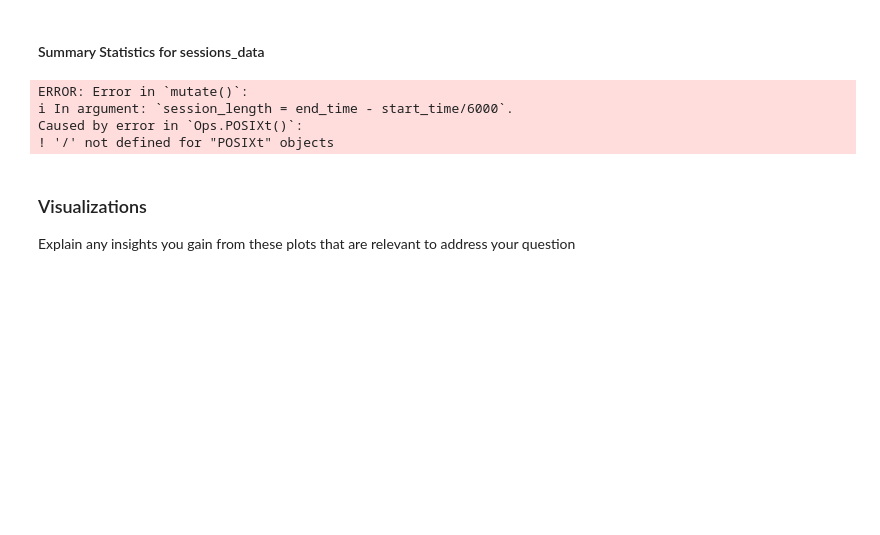
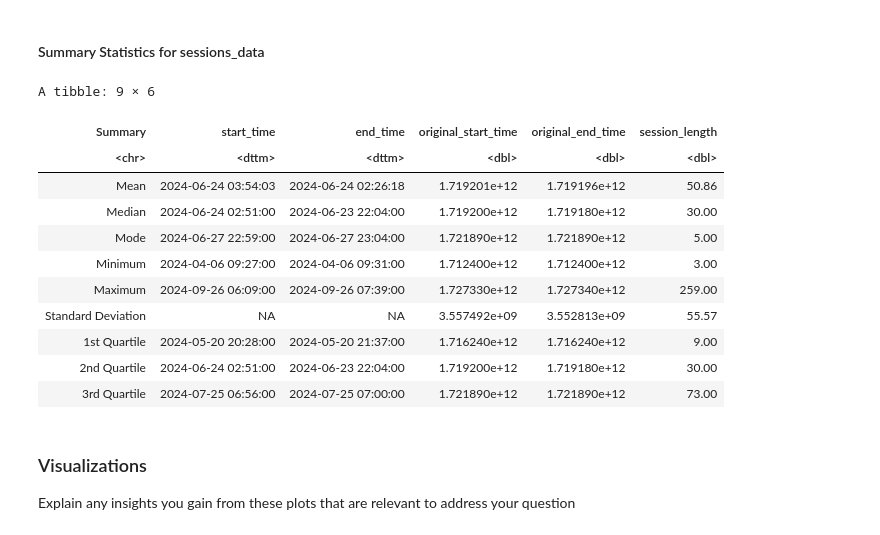
Before and after one commit to skylv777/Data_Science_Project, a Jupyter notebook: VideoGameProject.ipynb, the cells around one changed output. Cells and saved outputs as stored; diff of their text form; code cells hidden in the pictures; blank space fills up the shorter version.

Commit message:
Finished computing summary statistics

```diff
--- a/VideoGameProject.ipynb
+++ b/VideoGameProject.ipynb
@@ -222,38 +209,47 @@ A tibble: 2 × 3
 #### Summary Statistics for sessions_data
 # %%
 sessions_data_difference <- sessions_data_tidy |>
-        mutate(session_length = end_time - start_time / 6000)
+        mutate(session_length = end_time - start_time) |>
+        mutate(session_length = as.double(session_length))
 
-sessions_data_select <- select(sessions_data_difference, original_start_time, original_end_time, session_length)
-
+sessions_data_select <- select(sessions_data_difference,-hashedEmail)
+sessions_data_select_2 <- select(sessions_data_select, original_start_time, original_end_time, session_length)
 sessions_data_stats <-
         bind_rows(map_df(sessions_data_select, mean, na.rm = TRUE),
-                  map_df(sessions_data_select, median, na.rm = TRUE))
-# ,
-#                   map_df(sessions_data_select, ~{
-#     x <- na.omit(.x)
-#     if (length(x) == 0) return(NA_real_)
-#     tibble(val = x) |>
-#       count(val, sort = TRUE) |>
-#       filter(n == max(n)) |>
-#       slice_head(n = 1) |>
-#       pull(val)}),
-#                   map_df(sessions_data_select, min, na.rm = TRUE),
-#                   map_df(sessions_data_select, max, na.rm = TRUE),
-#                   map_df(sessions_data_select, sd, na.rm = TRUE),
-#                   map_df(sessions_data_select, ~ quantile(.x, probs = 0.25, na.rm = TRUE)[[1]]),
-#                   map_df(sessions_data_select, ~ quantile(.x, probs = 0.5, na.rm = TRUE)[[1]]),
-#                   map_df(sessions_data_select, ~ quantile(.x, probs = 0.75, na.rm = TRUE)[[1]])) |>
-#        mutate(Summary = c("Mean", "Median", "Mode", "Minimum", "Maximum", "Standard Deviation", "1st Quartile", "2nd Quartile", "3rd Quartile")) |>
-#        relocate(Summary)
-#|>
-       #mutate(across(Age:played_hours, round, 2))
+                  map_df(sessions_data_select, median, na.rm = TRUE),
+                  map_df(sessions_data_select, ~{
+    x <- na.omit(.x)
+    if (length(x) == 0) return(NA_real_)
+    tibble(val = x) |>
+      count(val, sort = TRUE) |>
+      filter(n == max(n)) |>
+      slice_head(n = 1) |>
+      pull(val)}),
+                  map_df(sessions_data_select, min, na.rm = TRUE),
+                  map_df(sessions_data_select, max, na.rm = TRUE),
+                  map_df(sessions_data_select_2, sd, na.rm = TRUE),
+                  tibble(start_time = quantile(pull(sessions_data_difference, as.double(start_time)), c(0.25, 0.5, 0.75), na.rm = TRUE),
+                  end_time = quantile(pull(sessions_data_difference, as.double(end_time)), c(0.25, 0.5, 0.75), na.rm = TRUE),
+                  original_start_time = quantile(pull(sessions_data_difference, original_start_time), c(0.25, 0.5, 0.75), na.rm = TRUE),
+                  original_end_time = quantile(pull(sessions_data_difference, original_end_time), c(0.25, 0.5, 0.75), na.rm = TRUE),
+                  session_length = quantile(pull(sessions_data_difference, session_length), c(0.25, 0.5, 0.75), na.rm = TRUE)))|>
+       mutate(Summary = c("Mean", "Median", "Mode", "Minimum", "Maximum", "Standard Deviation", "1st Quartile", "2nd Quartile", "3rd Quartile")) |>
+       relocate(Summary) |>
+       mutate(session_length = round(session_length, digits = 2))
 sessions_data_stats
 # %% [output]
-ERROR: Error in `mutate()`:
-ℹ In argument: `session_length = end_time - start_time/6000`.
-Caused by error in `Ops.POSIXt()`:
-! '/' not defined for "POSIXt" objects
+A tibble: 9 × 6
+| Summary | start_time | end_time | original_start_time | original_end_time | session_length |
+| <chr> | <dttm> | <dttm> | <dbl> | <dbl> | <dbl> |
+| Mean | 2024-06-24 03:54:03 | 2024-06-24 02:26:18 | 1.719201e+12 | 1.719196e+12 | 50.86 |
+| Median | 2024-06-24 02:51:00 | 2024-06-23 22:04:00 | 1.719200e+12 | 1.719180e+12 | 30.00 |
+| Mode | 2024-06-27 22:59:00 | 2024-06-27 23:04:00 | 1.721890e+12 | 1.721890e+12 | 5.00 |
+| Minimum | 2024-04-06 09:27:00 | 2024-04-06 09:31:00 | 1.712400e+12 | 1.712400e+12 | 3.00 |
+| Maximum | 2024-09-26 06:09:00 | 2024-09-26 07:39:00 | 1.727330e+12 | 1.727340e+12 | 259.00 |
+| Standard Deviation | NA | NA | 3.557492e+09 | 3.552813e+09 | 55.57 |
+| 1st Quartile | 2024-05-20 20:28:00 | 2024-05-20 21:37:00 | 1.716240e+12 | 1.716240e+12 | 9.00 |
+| 2nd Quartile | 2024-06-24 02:51:00 | 2024-06-23 22:04:00 | 1.719200e+12 | 1.719180e+12 | 30.00 |
+| 3rd Quartile | 2024-07-25 06:56:00 | 2024-07-25 07:00:00 | 1.721890e+12 | 1.721890e+12 | 73.00 |
 # %% [markdown]
 ### Visualizations
 Explain any insights you gain from these plots that are relevant to address your question
```
Also changed, not shown: parts of 6 cells of this notebook.
